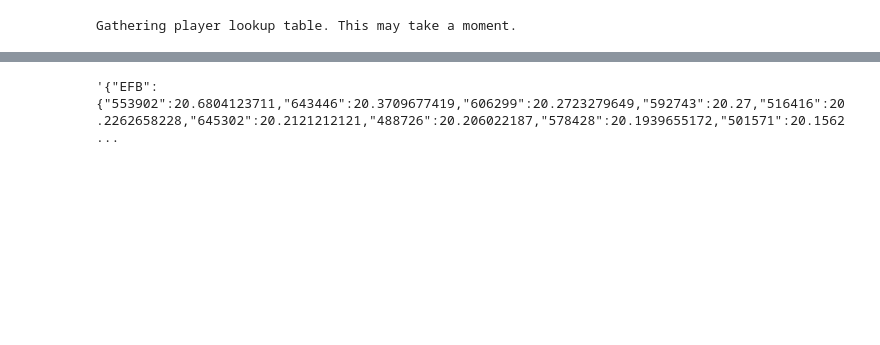
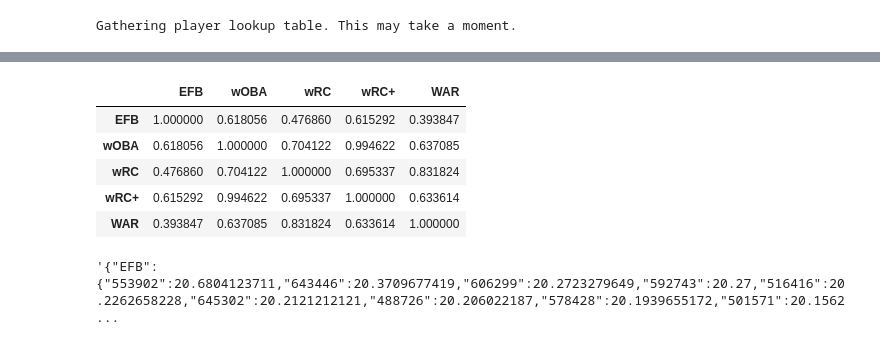
Before and after one commit to michaelmdresser/csci4831-sabermetrics-final, a Jupyter notebook: exploration.ipynb, the cells around one changed output, grey strips where cells are left out. Cells and saved outputs as stored; diff of their text form; code cells hidden in the pictures; blank space fills up the shorter version.

```diff
--- a/exploration.ipynb
+++ b/exploration.ipynb
@@ -223,3 +243,12 @@ def make_efb_series(batter_df):
+# %%
+efb_s.rename("EFB").to_frame().merge(b_df[["wOBA", "wRC", "wRC+", "WAR"]], left_index=True, right_index=True).corr()
+# %% [output]
+|  | EFB | wOBA | wRC | wRC+ | WAR |
+| EFB | 1.000000 | 0.618056 | 0.476860 | 0.615292 | 0.393847 |
+| wOBA | 0.618056 | 1.000000 | 0.704122 | 0.994622 | 0.637085 |
+| wRC | 0.476860 | 0.704122 | 1.000000 | 0.695337 | 0.831824 |
+| wRC+ | 0.615292 | 0.994622 | 0.695337 | 1.000000 | 0.633614 |
+| WAR | 0.393847 | 0.637085 | 0.831824 | 0.633614 | 1.000000 |
 # %%
 efb_s = make_efb_series(make_batter_df(b, statcast)).sort_values(ascending=False)
 # %%
```
Also changed, not shown: parts of 12 cells of this notebook, 3 other files.
